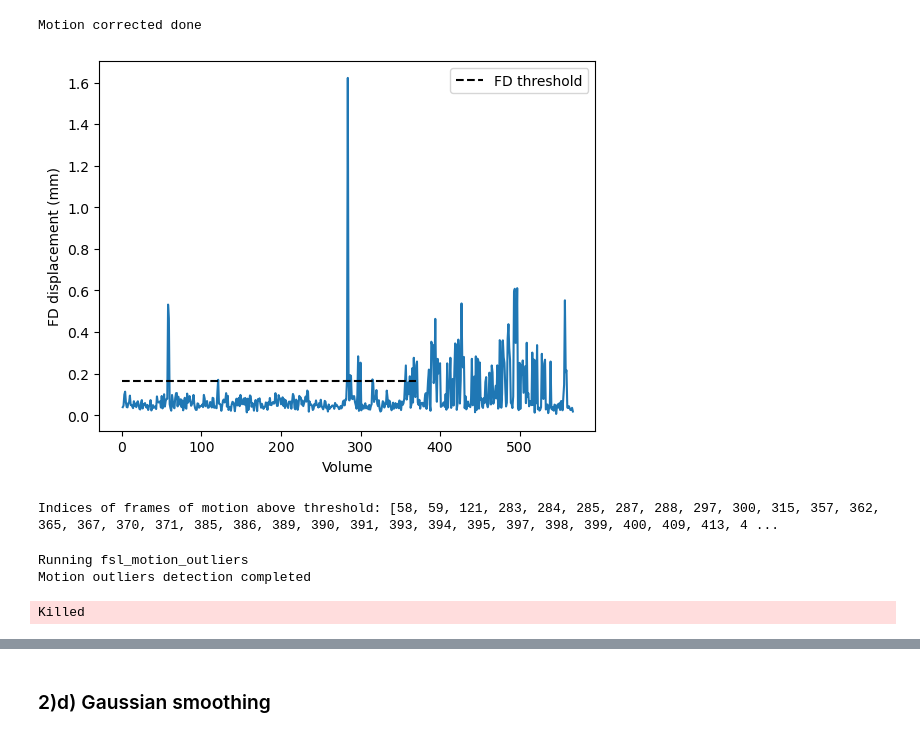
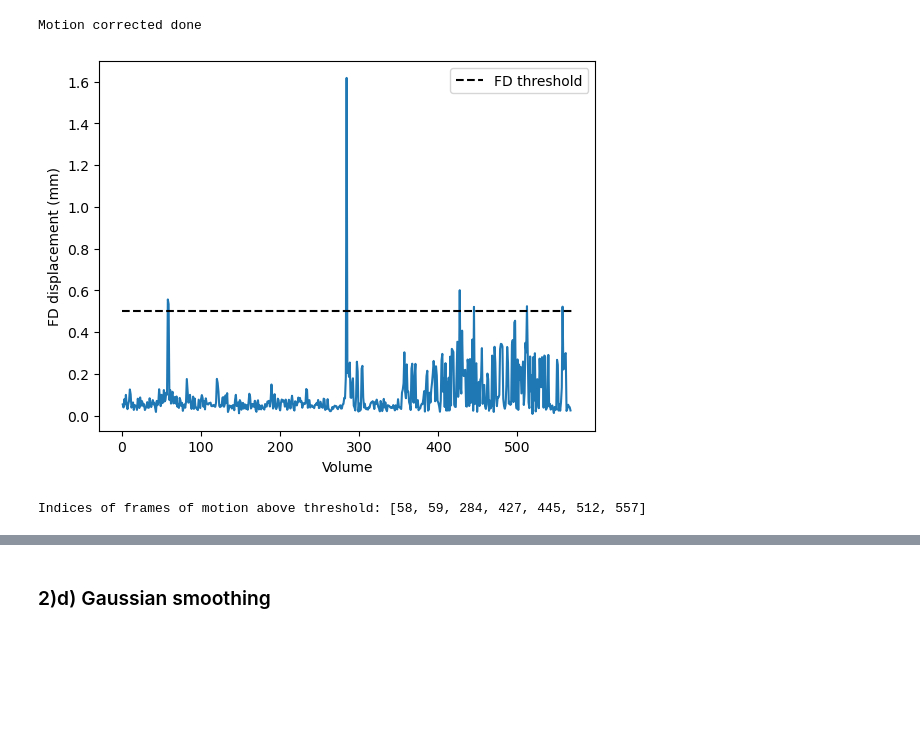
Before and after one commit to zoeepfl/NX-NSSP, a Jupyter notebook: Mini_Projet_1.ipynb, the cells around one changed output, grey strips where cells are left out. Drawn from its saved outputs; the diff is of its cells as text; code cells hidden in the pictures; blank space fills up the shorter version.

```diff
--- a/Mini_Projet_1.ipynb
+++ b/Mini_Projet_1.ipynb
@@ -336,53 +335,36 @@ print("Motion corrected done")
 # %% [output]
 Motion corrected done
 # %%
-import matplotlib.pyplot as plt
-
 mc_par_path = op.join(deriv_func, 'tfMRI_MOTOR_motioncorrected.par')
 
 def load_mot_params_fsl_6_dof(path):
     return pd.read_csv(path, sep='  ', header=None, engine='python', names=['Rotation x', 'Rotation y', 'Rotation z','Translation x', 'Translation y', 'Translation z'])
 
 mot_params = load_mot_params_fsl_6_dof(mc_par_path)
 mot_params
 
 def compute_FD_power(mot_params):
     framewise_diff = mot_params.diff().iloc[1:]
 
     rotation_params = framewise_diff[['Rotation x', 'Rotation y', 'Rotation z']]
 
     convert_rot_to_arc = rotation_params*90                                    # transform from angle to arc of circle for a radius of 50mm, normal used values are 50 or 90 mm
     translation_params = framewise_diff[['Translation x', 'Translation y', 'Translation z']]
     fd = convert_rot_to_arc.abs().sum(axis=1) + translation_params.abs().sum(axis=1)
     return fd
 
 fd = compute_FD_power(mot_params).to_numpy()
-threshold = np.quantile(fd,0.75) + 1.5*(np.quantile(fd,0.75) - np.quantile(fd,0.25))
+threshold = 0.5
 
 #%matplotlib inline
 plt.plot(list(range(1, fd.size+1)), fd)
 plt.xlabel('Volume')
 plt.ylabel('FD displacement (mm)')
-plt.hlines(threshold, 0, 370,colors='black', linestyles='dashed', label='FD threshold')
+plt.hlines(threshold, 0, 570,colors='black', linestyles='dashed', label='FD threshold')
 plt.legend()
 plt.show()
 
 print(f"Indices of frames of motion above threshold: {(np.where(fd > threshold)[0] + 1).tolist()}")
 # %% [output]
-[figure, old version]
+[figure, new version]
-Indices of frames of motion above threshold: [58, 59, 121, 283, 284, 285, 287, 288, 297, 300, 315, 357, 362, 365, 367, 370, 371, 385, 386, 389, 390, 391, 393, 394, 395, 397, 398, 399, 400, 409, 413, 4 ...
+Indices of frames of motion above threshold: [58, 59, 284, 427, 445, 512, 557]
-# %%
-# Run fsl_motion_outliers to detect bad frames
-motion_no_outliers = f"{path_motioncorrected}.nii.gz"
-motion_outliers_confounds = op.join(deriv_func, 'motion_outliers_confounds.txt')
-motion_outliers_plot = op.join(deriv_func, 'motion_outliers_plot.png')
-motion_outliers_summary = op.join(deriv_func, 'motion_outliers_summary.txt')
-
-# Run fsl_motion_outliers command
-print("Running fsl_motion_outliers")
-subprocess.run(f"fsl_motion_outliers -i {motion_no_outliers} -o {motion_outliers_confounds} -p {motion_outliers_plot} -s {motion_outliers_summary} --fd --thresh=0.5", shell=True)
-print("Motion outliers detection completed")
-# %% [output]
-Running fsl_motion_outliers
-Motion outliers detection completed
-Killed
```
Also changed, not shown: parts of 52 cells of this notebook.
